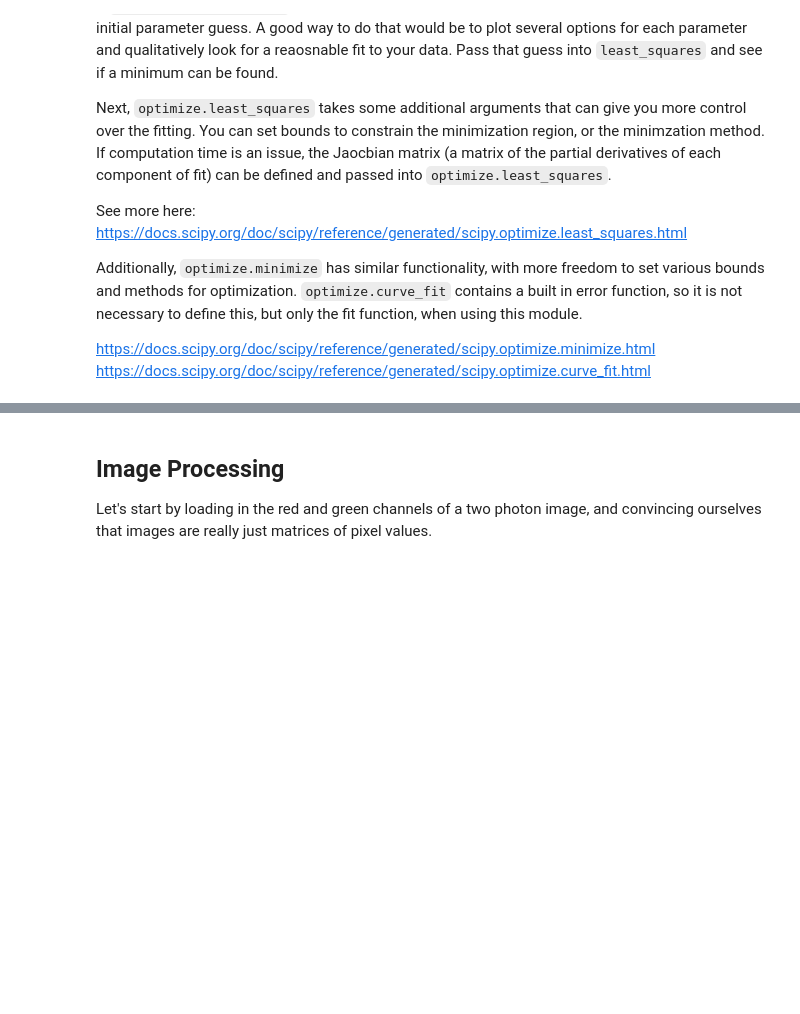
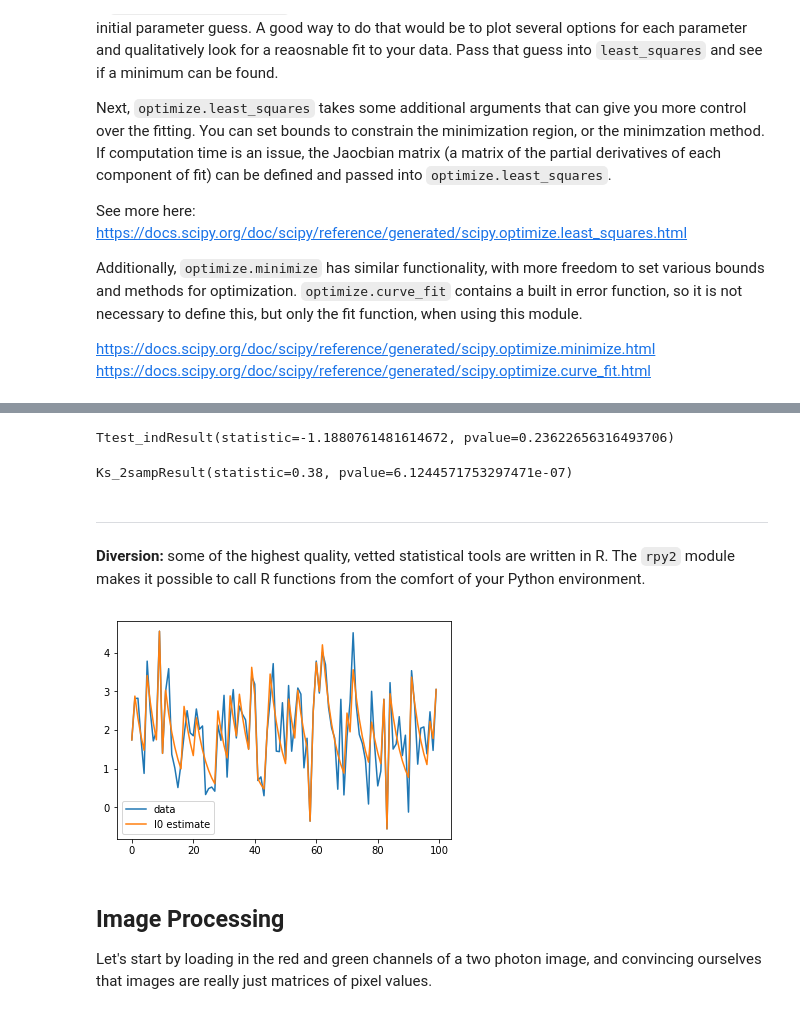
Before and after one commit to acbosma/SciPy_Tutorial, a Jupyter notebook: SciPy_Tutorial.ipynb, the cells around one changed output, grey strips where cells are left out. Saved outputs shown, nothing was run; the diff lists cells and outputs as text; code cells hidden in the pictures; blank space fills up the shorter version.

```diff
--- a/SciPy_Tutorial.ipynb
+++ b/SciPy_Tutorial.ipynb
@@ -142,0 +194,15 @@ https://docs.scipy.org/doc/scipy/reference/generated/scipy.optimize.curve_fit.ht
+# %%
+# Imagine data1 and data2 are repeated measurements taken under different conditions.
+# It sure looks like the results are different, but our reviewer is asking for a p-value.
+# How about a T-test?
+stats.ttest_ind(data1, data2)
+# %% [output]
+Ttest_indResult(statistic=-1.1880761481614672, pvalue=0.23622656316493706)
+# %%
+# Let's try a different approach..
+stats.ks_2samp(data1, data2)
+# %% [output]
+Ks_2sampResult(statistic=0.38, pvalue=6.1244571753297471e-07)
+# %% [markdown]
+----------------
+**Diversion:** some of the highest quality, vetted statistical tools are written in R. The `rpy2` module makes it possible to call R functions from the comfort of your Python environment.
@@ -143,3 +233,17 @@ https://docs.scipy.org/doc/scipy/reference/generated/scipy.optimize.curve_fit.ht
+# %%
+import rpy2.robjects.numpy2ri
+rpy2.robjects.numpy2ri.activate()
+lzsi = rpy2.robjects.packages.importr("LZeroSpikeInference")
+# %%
+data = np.random.normal(loc=2, size=100)
+fit = lzsi.estimateSpikes(data, **{'gam':0.8, 'lambda':1, 'type':"ar1"})
+# %%
+ax = axes()
+ax.plot(data, label='data')
+ax.plot(fit[1], label='l0 estimate')
+ax.legend();
+# %% [output]
+[figure, added]
 # %% [markdown]
 <h2> Image Processing </h2>
 
```
Also changed, not shown: parts of 8 cells of this notebook.
